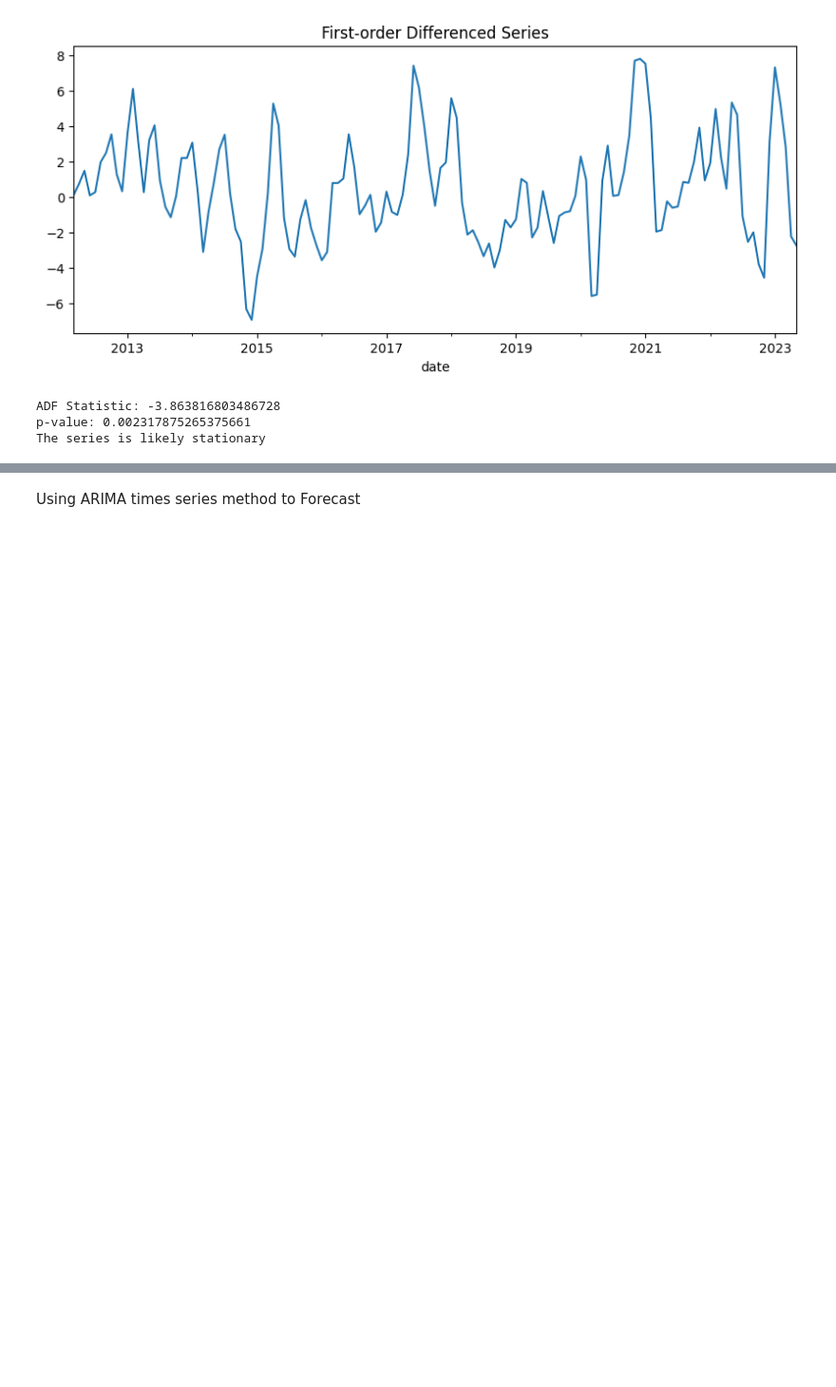
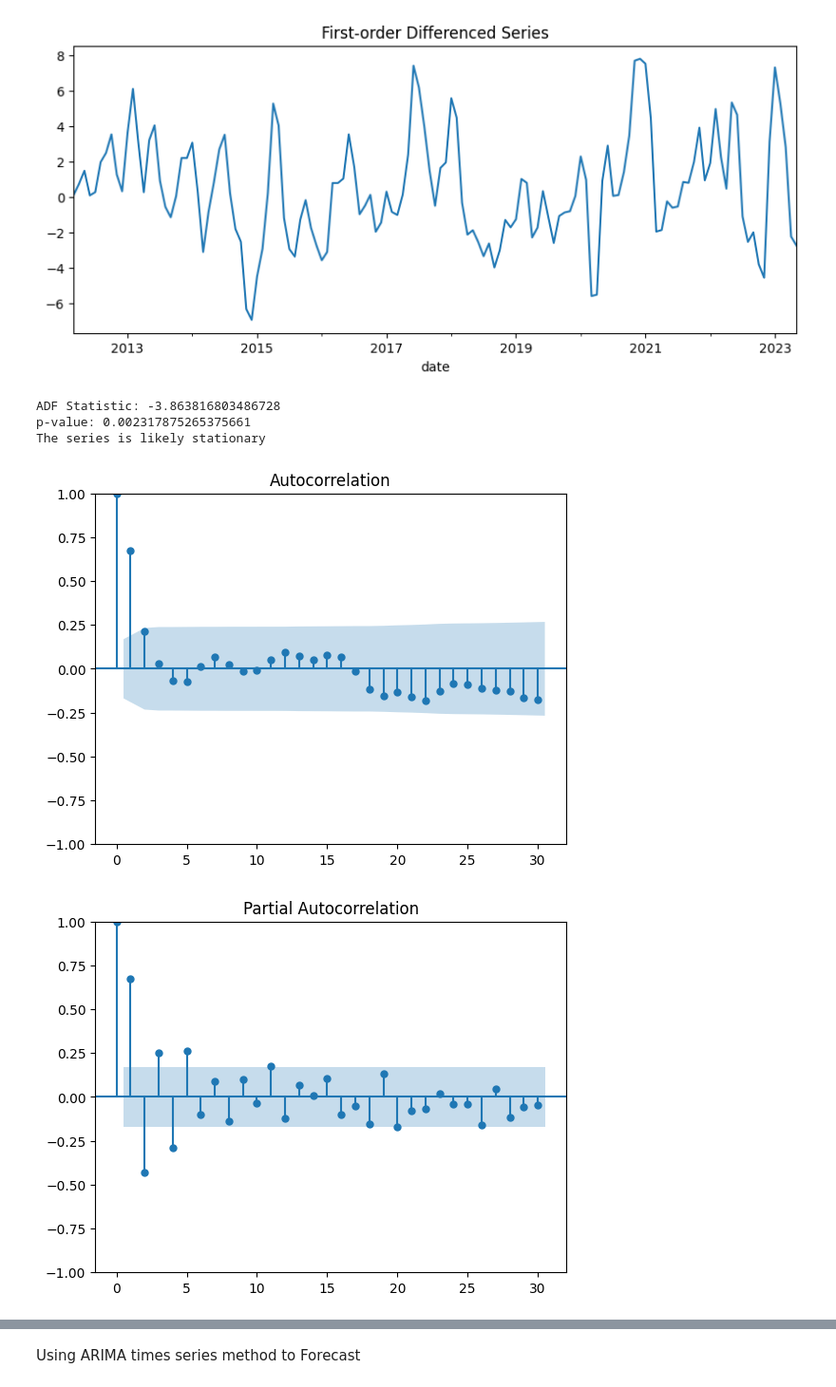
Before and after one commit to dlhegend/-TS_Academy_Capstone_Project, a Jupyter notebook: notebooks/Gift_M_TSAcademy_Cap_Project.ipynb, the cells around one changed output, grey strips where cells are left out. Shown at 95% size. Saved outputs shown, nothing was run; the diff lists cells and outputs as text; code cells hidden in the pictures; blank space fills up the shorter version.

```diff
--- a/notebooks/Gift_M_TSAcademy_Cap_Project.ipynb
+++ b/notebooks/Gift_M_TSAcademy_Cap_Project.ipynb
@@ -249,3 +251,16 @@ else:
 ADF Statistic: -3.863816803486728
 p-value: 0.002317875265375661
 The series is likely stationary
+# %%
+#determining past values and past errors
+
+from statsmodels.graphics.tsaplots import plot_acf, plot_pacf
+
+plot_acf(df_diff, lags=30)
+plt.show()
+
+plot_pacf(df_diff, lags=30)
+plt.show()
+# %% [output]
+[figure, added]
+[figure, added]
```
Also changed, not shown: parts of 15 cells of this notebook.
